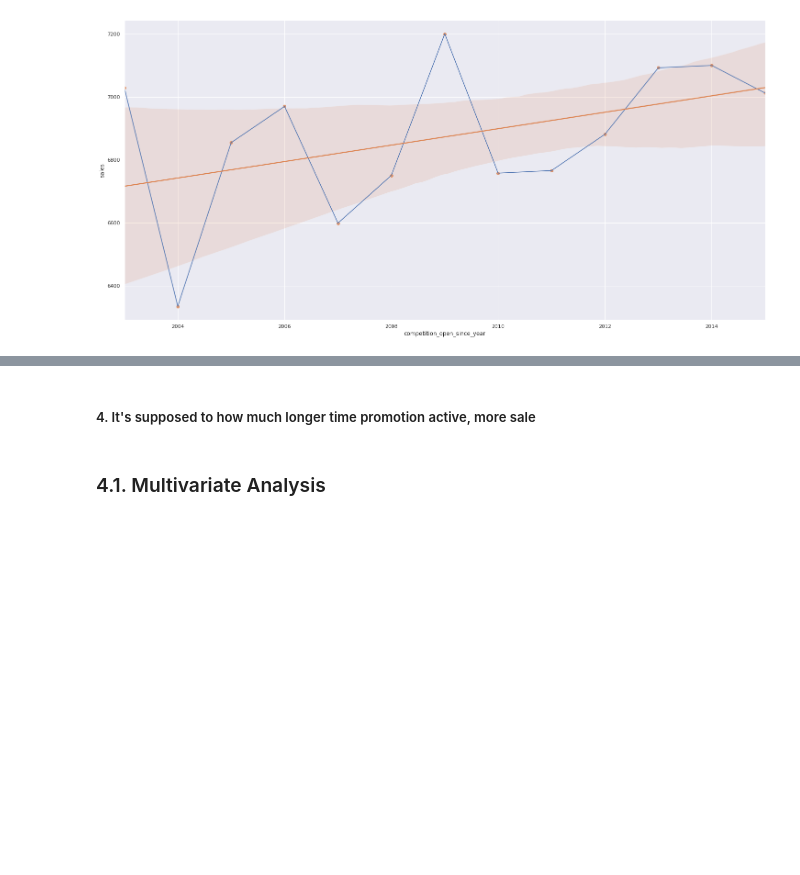
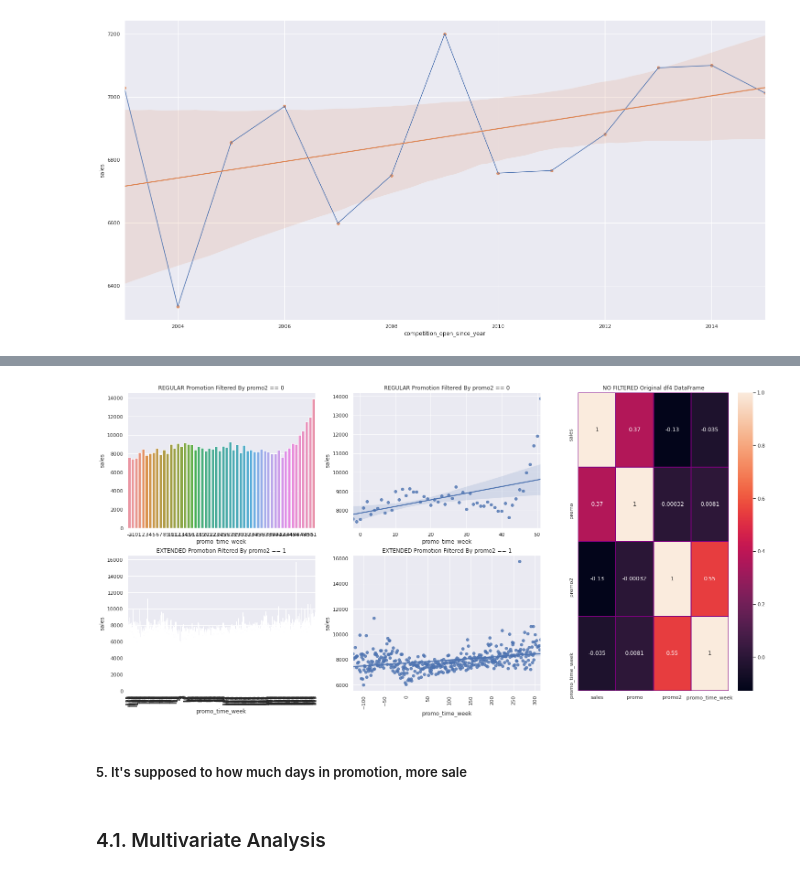
Before and after one commit to diegopmayer/rossman_sales_forecast, a Jupyter notebook: exploratory_data_analysis.ipynb, the cells around one changed output, grey strips where cells are left out. Saved outputs shown, nothing was run; the diff lists cells and outputs as text; code cells hidden in the pictures; blank space fills up the shorter version.

```diff
--- a/exploratory_data_analysis.ipynb
+++ b/exploratory_data_analysis.ipynb
@@ -915,4 +929,36 @@ sns.heatmap(aux_year_1972.corr(method='pearson'),annot=True)
+# %%
+# Promo extended
+regular_promo = df4[['promo_time_week', 'sales']][(df4['promo'] == 1) & (df4['promo2'] == 0)]
+regular_promo_group = regular_promo.groupby('promo_time_week').mean().reset_index()
+
+# Normal Promo
+extended_promo = df4[['promo_time_week', 'sales']][(df4['promo'] == 1) & (df4['promo2'] == 1)]
+extended_promo_group = extended_promo.groupby('promo_time_week').mean().reset_index()
+# %%
+grid = GridSpec(2,3)
+
+# Regular Promotion
+plt.subplot(grid[0,0], title='REGULAR Promotion Filtered By promo2 == 0')
+sns.barplot(x='promo_time_week', y='sales', data=regular_promo_group);
+
+plt.subplot(grid[0,1], title='REGULAR Promotion Filtered By promo2 == 0')
+sns.regplot(x='promo_time_week', y='sales', data=regular_promo_group);
+
+# Extended Promotion
+plt.subplot(grid[1,0], title='EXTENDED Promotion Filtered By promo2 == 1')
+sns.barplot(x='promo_time_week', y='sales', data=extended_promo_group, color='blue');
+plt.xticks(rotation=90);
+
+plt.subplot(grid[1,1], title='EXTENDED Promotion Filtered By promo2 == 1')
+sns.regplot(x='promo_time_week', y='sales', data=extended_promo_group);
+plt.xticks(rotation=90);
+
+plt.subplot(grid[:,2], title='NO FILTERED Original df4 DataFrame')
+sns.heatmap(df4[['sales', 'promo', 'promo2', 'promo_time_week']].corr(),
+            annot=True, linewidths=1, linecolor='purple');
+# %% [output]
+[figure, added]
 # %% [markdown]
-#####  4. It's supposed to how much longer time promotion active, more sale
+#####  5. It's supposed to how much days in promotion, more sale
 # %% [markdown]
 ### 4.1. Multivariate Analysis
```
Also changed, not shown: parts of 9 cells of this notebook.
